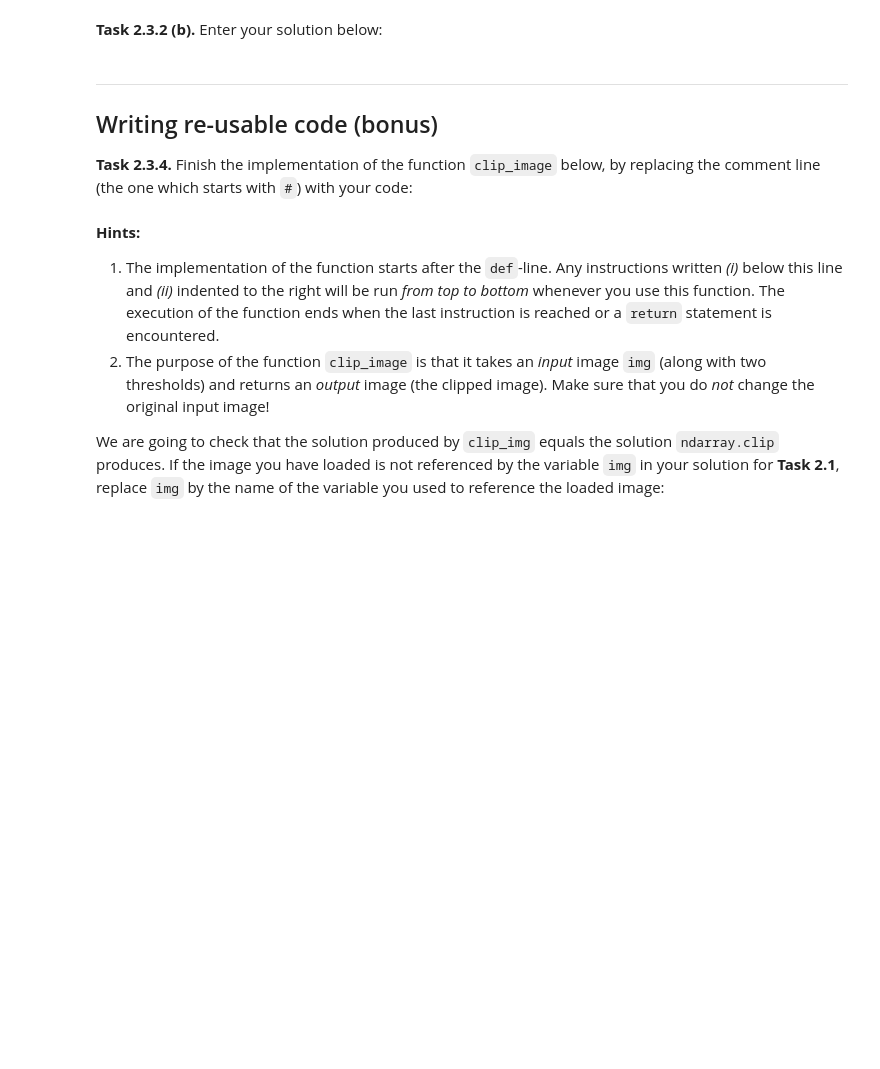
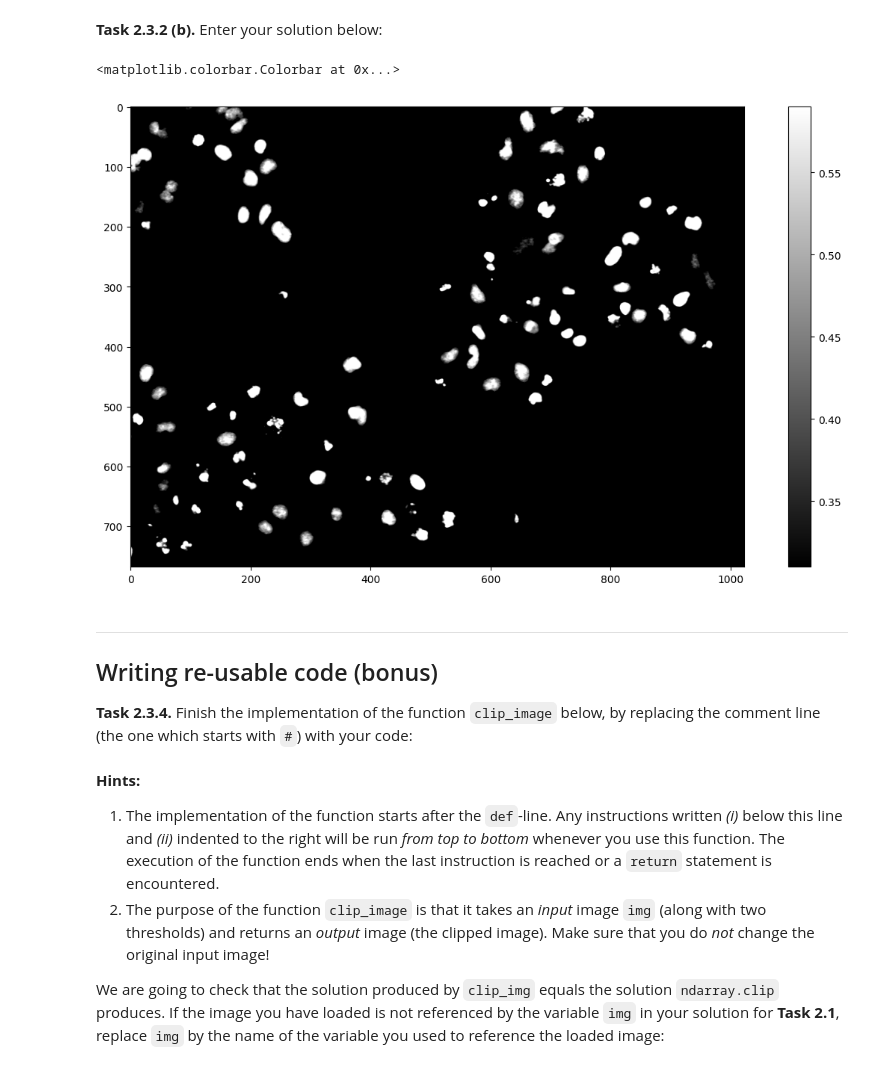
Before and after one commit to yasminast/mobi-fs3-python, a Jupyter notebook: task2.ipynb, the cells around one changed output. Cells and saved outputs as stored; diff of their text form; code cells hidden in the pictures; blank space fills up the shorter version.

```diff
--- a/task2.ipynb
+++ b/task2.ipynb
@@ -37,5 +78,18 @@ T2 = 0.59
 # %% [markdown]
 **<a id="#">Task 2.3.2 (b).</a>** Enter your solution below:
+# %%
+img3 = img.copy()
+for i in numpy.ndindex(img3.shape):
+    if img3[i] < T1:
+        img3[i] = T1
+    elif img3[i] > T2:
+        img3[i] = T2
+plt.figure(figsize=(15,8))
+plt.imshow(img3, 'gray')
+plt.colorbar()
+# %% [output]
+<matplotlib.colorbar.Colorbar at 0x...>
+[figure, added]
 # %% [markdown]
 ---
 
```
Also changed, not shown: parts of 4 cells of this notebook.
